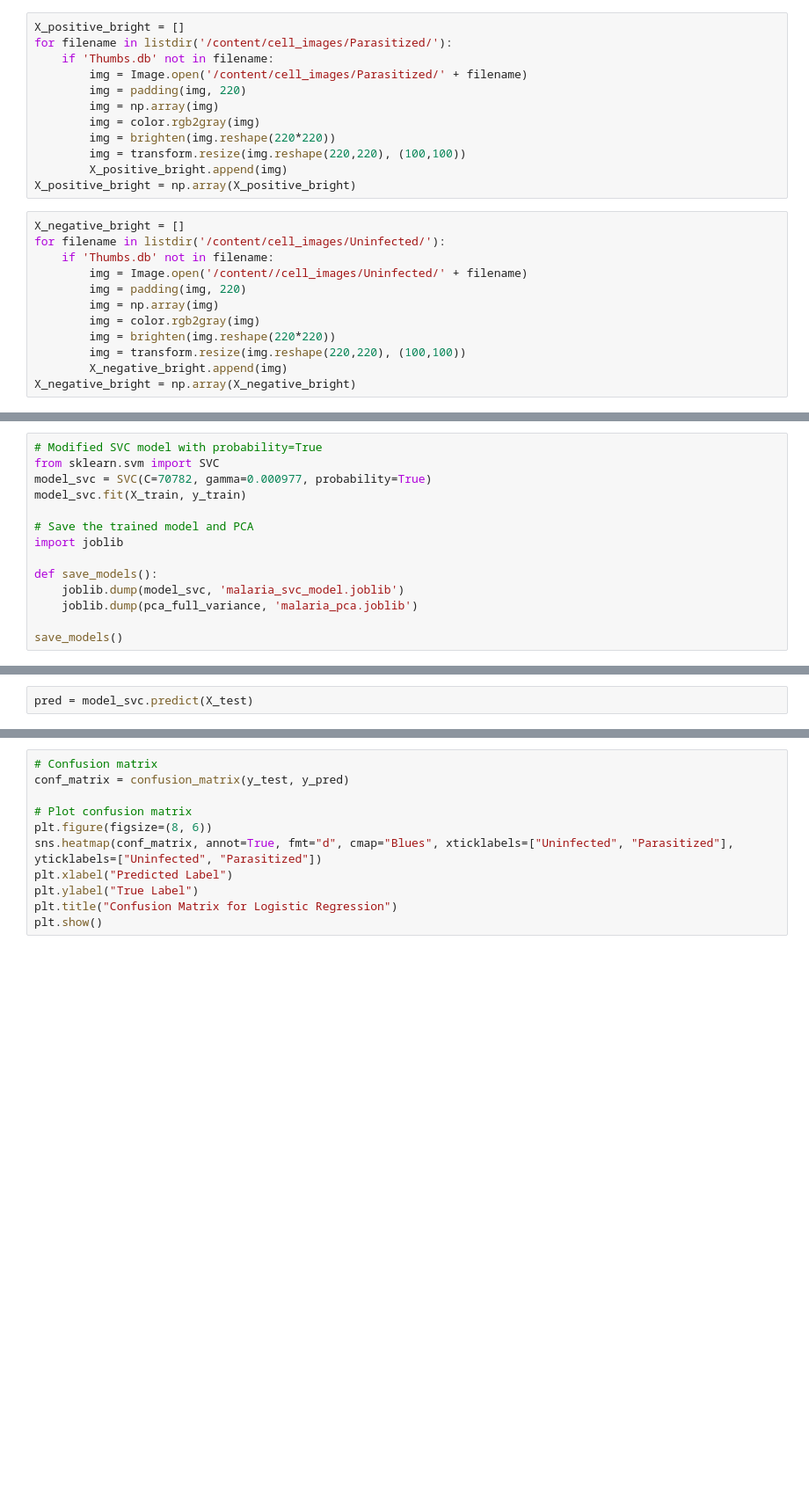
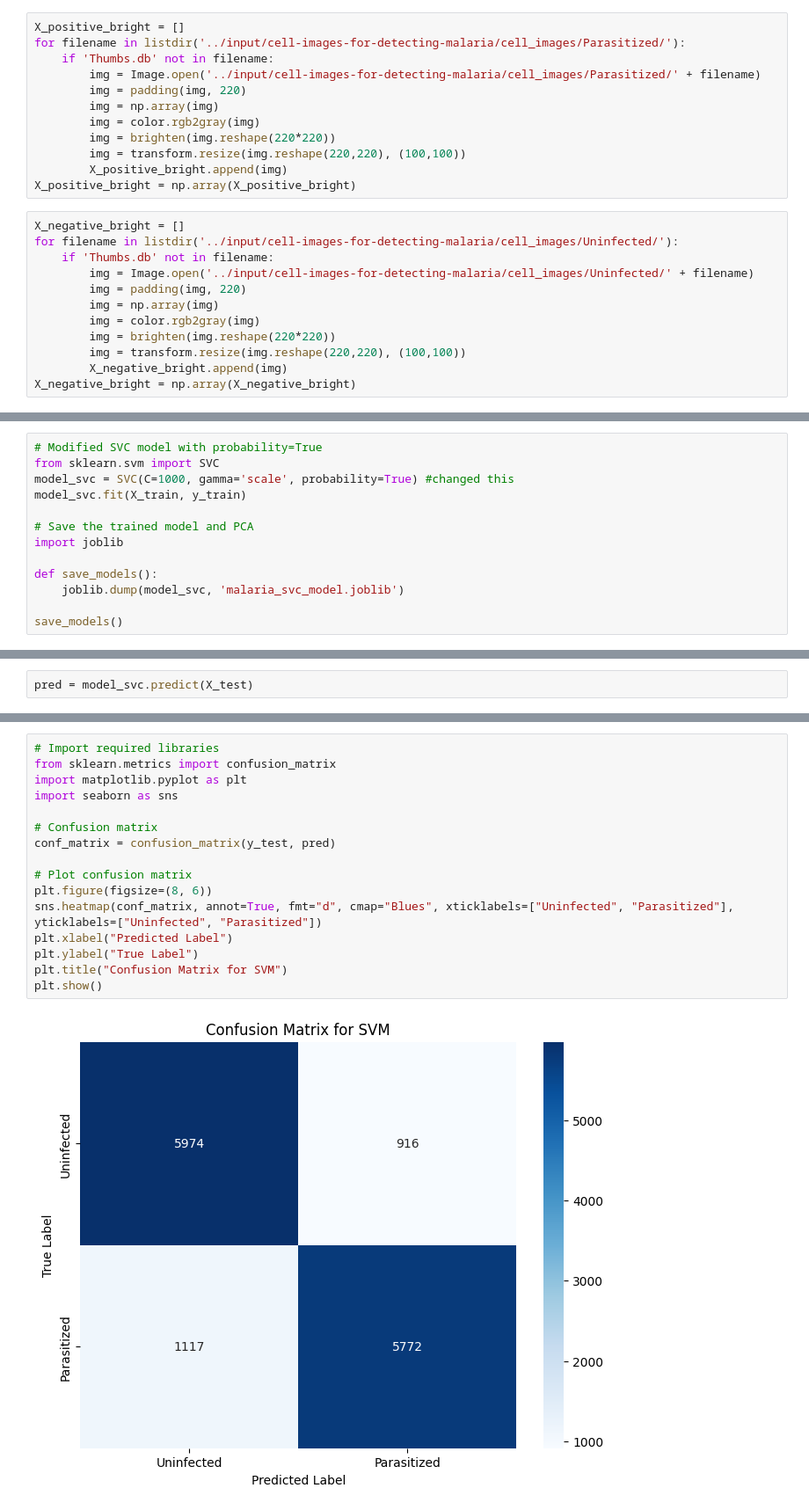
Before and after one commit to ThashmikaX/Malaria-Detection-Model, a Jupyter notebook: Notebooks/ML_project.ipynb, the cells around one changed output, grey strips where cells are left out. Shown at 88% size. Drawn from its saved outputs; the diff is of its cells as text; blank space fills up the shorter version.

```diff
--- a/Notebooks/ML_project.ipynb
+++ b/Notebooks/ML_project.ipynb
@@ -202,8 +178,8 @@ plt.imshow(img, cmap='Greys_r');
 # %%
 X_positive_bright = []
-for filename in listdir('/content/cell_images/Parasitized/'):
+for filename in listdir('../input/cell-images-for-detecting-malaria/cell_images/Parasitized/'):
     if 'Thumbs.db' not in filename:
-        img = Image.open('/content/cell_images/Parasitized/' + filename)
+        img = Image.open('../input/cell-images-for-detecting-malaria/cell_images/Parasitized/' + filename)
         img = padding(img, 220)
         img = np.array(img)
         img = color.rgb2gray(img)
@@ -213,9 +189,9 @@ for filename in listdir('/content/cell_images/Parasitized/'):
 X_positive_bright = np.array(X_positive_bright)
 # %%
 X_negative_bright = []
-for filename in listdir('/content/cell_images/Uninfected/'):
+for filename in listdir('../input/cell-images-for-detecting-malaria/cell_images/Uninfected/'):
     if 'Thumbs.db' not in filename:
-        img = Image.open('/content//cell_images/Uninfected/' + filename)
+        img = Image.open('../input/cell-images-for-detecting-malaria/cell_images/Uninfected/' + filename)
         img = padding(img, 220)
         img = np.array(img)
         img = color.rgb2gray(img)
@@ -262,7 +288,7 @@ X_train, X_test, y_train, y_test = train_test_split(X_reduced, y, stratify=y, tr
 # %%
 # Modified SVC model with probability=True
 from sklearn.svm import SVC
-model_svc = SVC(C=70782, gamma=0.000977, probability=True)
+model_svc = SVC(C=1000, gamma='scale', probability=True) #changed this
 model_svc.fit(X_train, y_train)
 
 # Save the trained model and PCA
@@ -270,6 +296,5 @@ import joblib
 
 def save_models():
     joblib.dump(model_svc, 'malaria_svc_model.joblib')
-    joblib.dump(pca_full_variance, 'malaria_pca.joblib')
 
 save_models()
@@ -280,11 +309,18 @@ accuracy_score(y_test, pred)
 # %%
+# Import required libraries
+from sklearn.metrics import confusion_matrix
+import matplotlib.pyplot as plt
+import seaborn as sns
+
 # Confusion matrix
-conf_matrix = confusion_matrix(y_test, y_pred)
+conf_matrix = confusion_matrix(y_test, pred)
 
 # Plot confusion matrix
 plt.figure(figsize=(8, 6))
 sns.heatmap(conf_matrix, annot=True, fmt="d", cmap="Blues", xticklabels=["Uninfected", "Parasitized"], yticklabels=["Uninfected", "Parasitized"])
 plt.xlabel("Predicted Label")
 plt.ylabel("True Label")
-plt.title("Confusion Matrix for Logistic Regression")
+plt.title("Confusion Matrix for SVM")
 plt.show()
+# %% [output]
+[figure, added]
```
Also changed, not shown: parts of 52 cells of this notebook, 2 other files.
